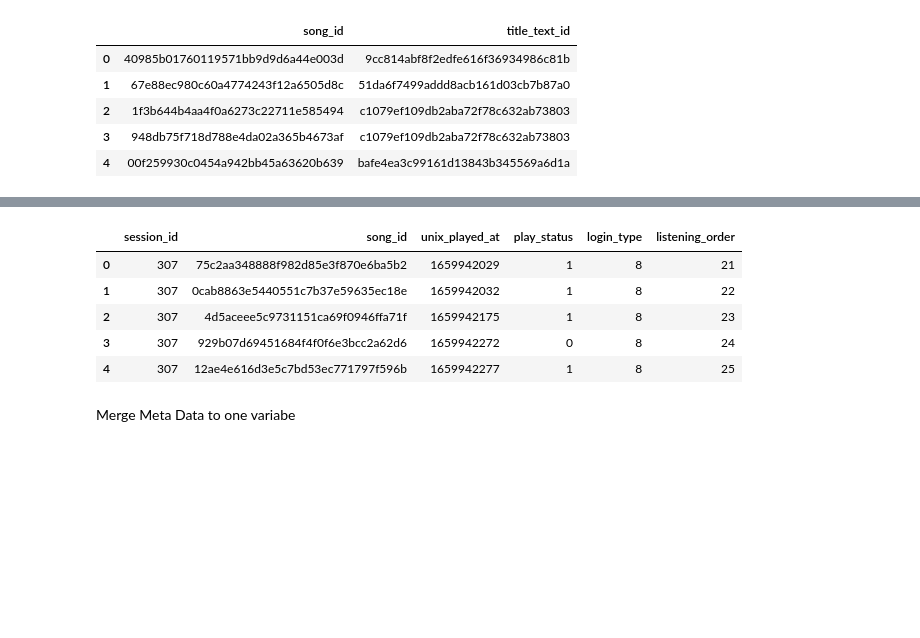
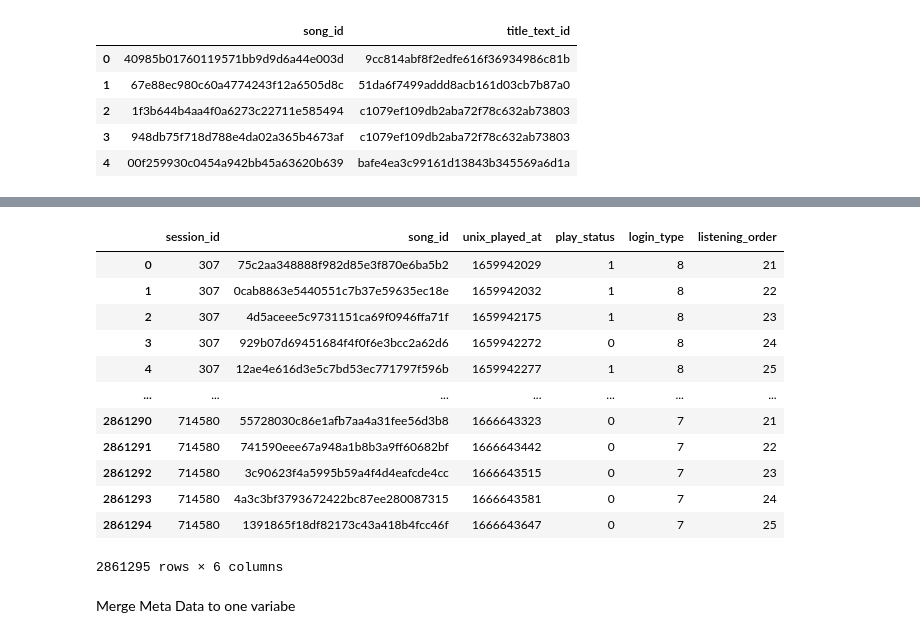
Before and after one commit to JimmyCh2001/kkcompany_datagame_schubert, a Jupyter notebook: kkcompany_datagame_schubert_019.ipynb, the cells around one changed output, grey strips where cells are left out. Drawn from its saved outputs; the diff is of its cells as text; code cells hidden in the pictures; blank space fills up the shorter version.

```diff
--- a/kkcompany_datagame_schubert_019.ipynb
+++ b/kkcompany_datagame_schubert_019.ipynb
@@ -84,12 +126,19 @@ label_test.head()
 # %%
-label_target.head()
+label_target
 # %% [output]
 |  | session_id | song_id | unix_played_at | play_status | login_type | listening_order |
 | 0 | 307 | 75c2aa348888f982d85e3f870e6ba5b2 | 1659942029 | 1 | 8 | 21 |
 | 1 | 307 | 0cab8863e5440551c7b37e59635ec18e | 1659942032 | 1 | 8 | 22 |
 | 2 | 307 | 4d5aceee5c9731151ca69f0946ffa71f | 1659942175 | 1 | 8 | 23 |
 | 3 | 307 | 929b07d69451684f4f0f6e3bcc2a62d6 | 1659942272 | 0 | 8 | 24 |
 | 4 | 307 | 12ae4e616d3e5c7bd53ec771797f596b | 1659942277 | 1 | 8 | 25 |
+| ... | ... | ... | ... | ... | ... | ... |
+| 2861290 | 714580 | 55728030c86e1afb7aa4a31fee56d3b8 | 1666643323 | 0 | 7 | 21 |
+| 2861291 | 714580 | 741590eee67a948a1b8b3a9ff60682bf | 1666643442 | 0 | 7 | 22 |
+| 2861292 | 714580 | 3c90623f4a5995b59a4f4d4eafcde4cc | 1666643515 | 0 | 7 | 23 |
+| 2861293 | 714580 | 4a3c3bf3793672422bc87ee280087315 | 1666643581 | 0 | 7 | 24 |
+| 2861294 | 714580 | 1391865f18df82173c43a418b4fcc46f | 1666643647 | 0 | 7 | 25 |
+2861295 rows × 6 columns
 # %% [markdown]
 Merge Meta Data to one variabe
 # %%
```
Also changed, not shown: parts of 5 cells of this notebook.
